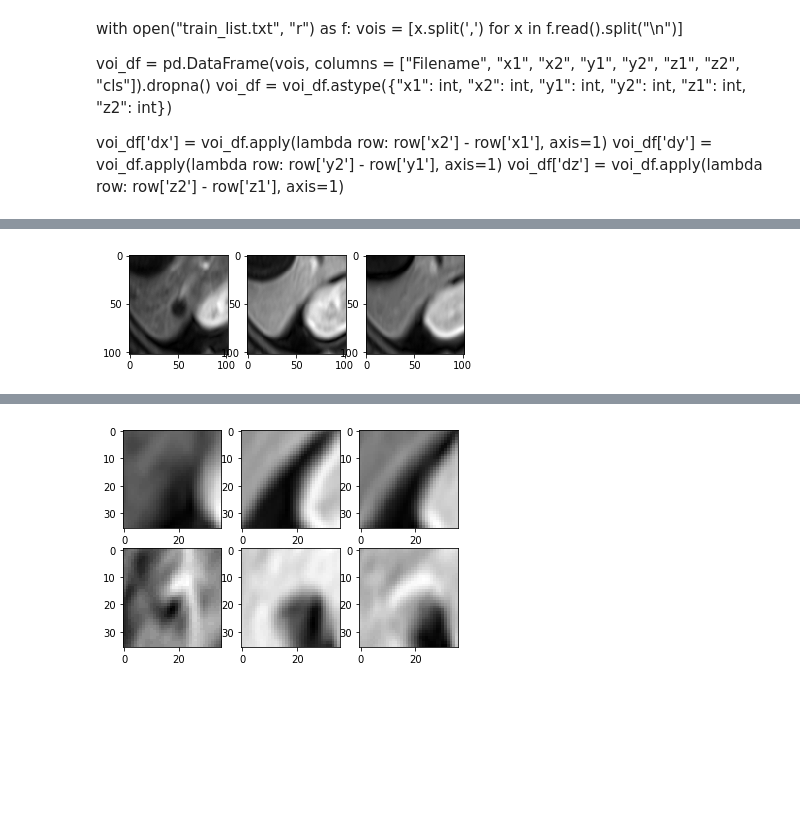
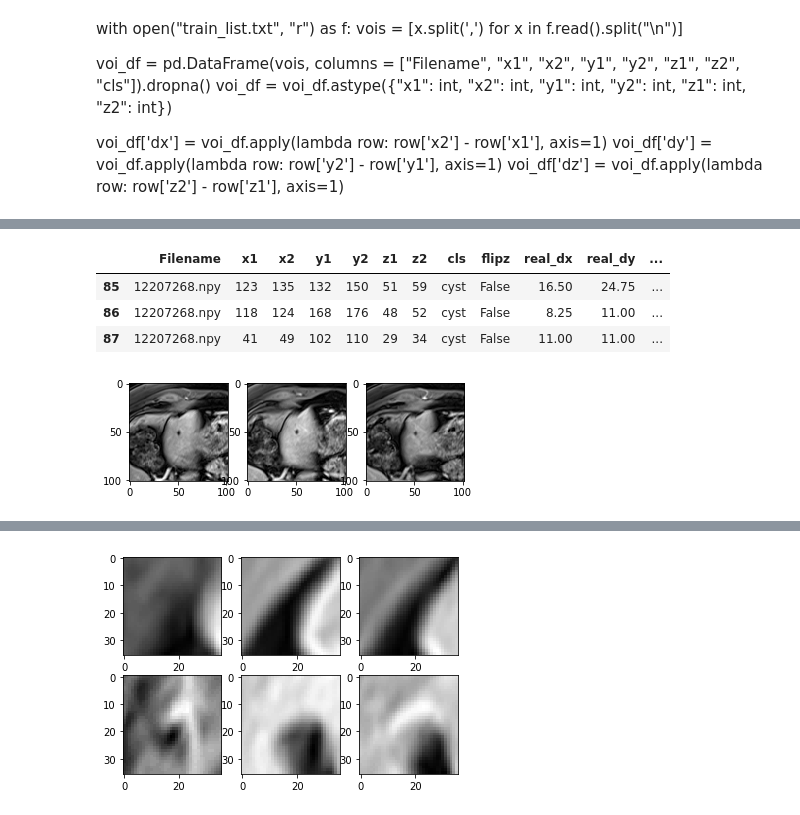
Before and after one commit to clintonjwang/voi-classifier, a Jupyter notebook: voi-extractor.ipynb, the cells around one changed output, grey strips where cells are left out. Cells and saved outputs as stored; diff of their text form; code cells hidden in the pictures; blank space fills up the shorter version.

```diff
--- a/voi-extractor.ipynb
+++ b/voi-extractor.ipynb
@@ -329,13 +301,20 @@ dims_df[dims_df["AccNum"] == accnum]
 voi_df_art[voi_df_art["Filename"] == accnum+".npy"]
 # %%
 voi_df_art[voi_df_art["Filename"] == accnum+".npy"]
+# %%
+voi_df_art[voi_df_art["Filename"] == accnum+".npy"]
+# %% [output]
+|  | Filename | x1 | x2 | y1 | y2 | z1 | z2 | cls | flipz | real_dx | real_dy | ... |
+| 85 | 12207268.npy | 123 | 135 | 132 | 150 | 51 | 59 | cyst | False | 16.50 | 24.75 | ... |
+| 86 | 12207268.npy | 118 | 124 | 168 | 176 | 48 | 52 | cyst | False | 8.25 | 11.00 | ... |
+| 87 | 12207268.npy | 41 | 49 | 102 | 110 | 29 | 34 | cyst | False | 11.00 | 11.00 | ... |
 # %%
 cls = "cyst"
-accnum = "12042703"
+accnum = "12207268"
 img = np.load(C.crops_dir + cls + "\\" + accnum + "_0.npy")
 hf.plot_section_auto(img)
 # %% [output]
-[figure, old version]
+[figure, new version]
 # %%
 cls = "cyst"
 accnum = "12042703"
```
Also changed, not shown: parts of 9 cells of this notebook, 3 other files.
